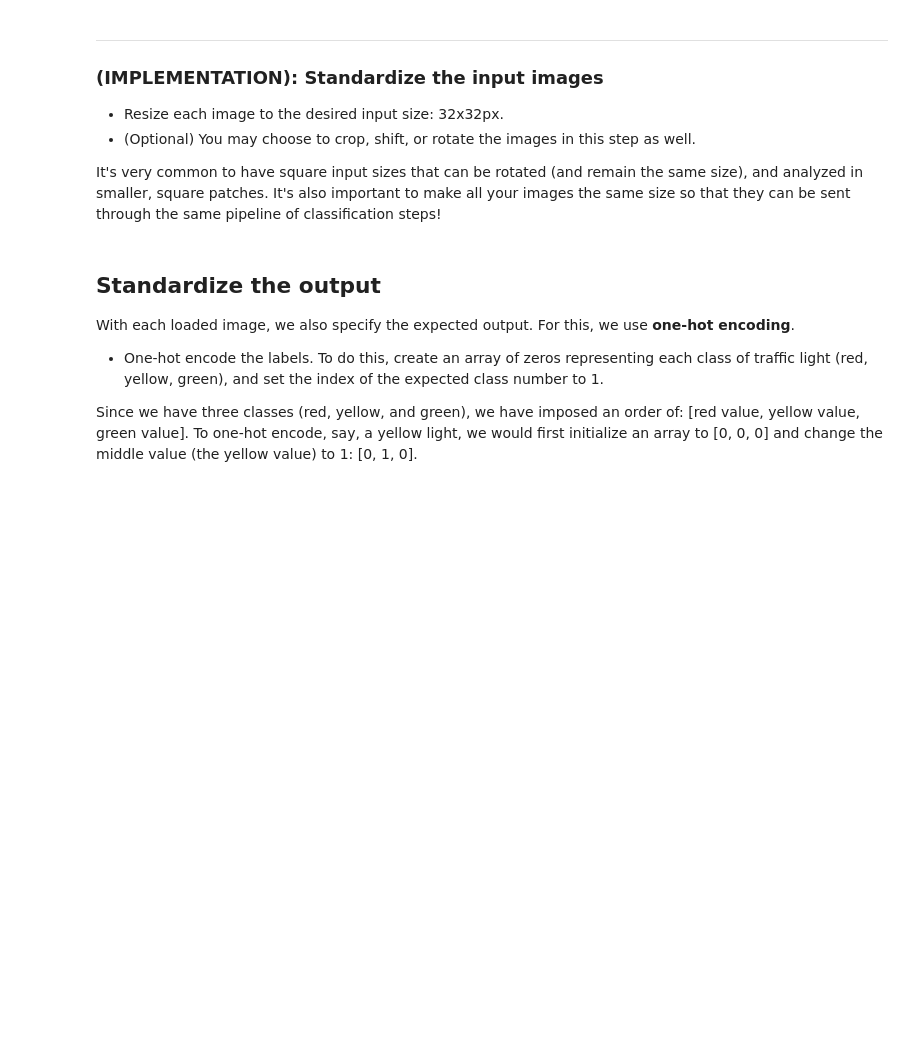
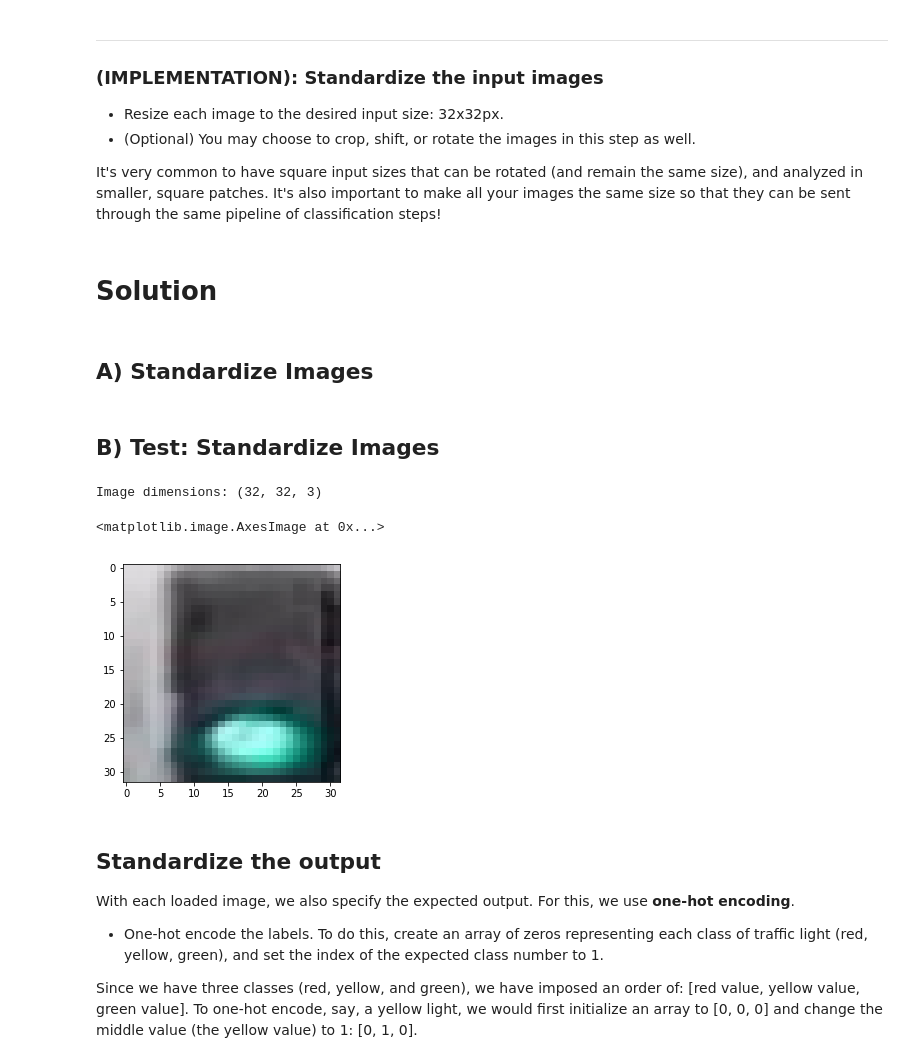
Before and after one commit to manocormen/traffic-light-classifier, a Jupyter notebook: Traffic_Light_Classifier.ipynb, the cells around one changed output. Drawn from its saved outputs; the diff is of its cells as text; code cells hidden in the pictures; blank space fills up the shorter version.

Commit message:
Implement image standardization

```diff
--- a/Traffic_Light_Classifier.ipynb
+++ b/Traffic_Light_Classifier.ipynb
@@ -206,6 +206,10 @@ A red light should have the  label: [1, 0, 0]. Yellow should be: [0, 1, 0]. Gree
 * (Optional) You may choose to crop, shift, or rotate the images in this step as well.
 
 It's very common to have square input sizes that can be rotated (and remain the same size), and analyzed in smaller, square patches. It's also important to make all your images the same size so that they can be sent through the same pipeline of classification steps!
+# %% [markdown]
+# Solution
+# %% [markdown]
+## A) Standardize Images
 # %%
 # This function should take in an RGB image and return a new, standardized version
 def standardize_input(image):
@@ -213,7 +217,36 @@ def standardize_input(image):
     ## TODO: Resize image and pre-process so that all "standard" images are the same size
     standard_im = np.copy(image)
 
+    # Define crop size
+    top_bottom_crop = image.shape[0] // 10
+    left_right_crop = image.shape[1] // 10
+
+    # Crop image
+    standard_im = image[top_bottom_crop : -top_bottom_crop,
+                        left_right_crop : -left_right_crop]
+
+    # Resize image
+    standard_im = cv2.resize(standard_im, (32, 32))
+
     return standard_im
+# %% [markdown]
+## B) Test: Standardize Images
+# %%
+# Get random image
+random_image = IMAGE_LIST[random.randint(0, len(IMAGE_LIST))][0]
+
+# Standardize it
+standard_random_image = standardize_input(random_image)
+
+# Print standardized image dimensions
+print('Image dimensions: {}'.format(standard_random_image.shape))
+
+# Display standardized image
+plt.imshow(standard_random_image)
+# %% [output]
+Image dimensions: (32, 32, 3)
+<matplotlib.image.AxesImage at 0x...>
+[figure, added]
 # %% [markdown]
 ## Standardize the output
 
```
Also changed, not shown: parts of 1 cell of this notebook.
